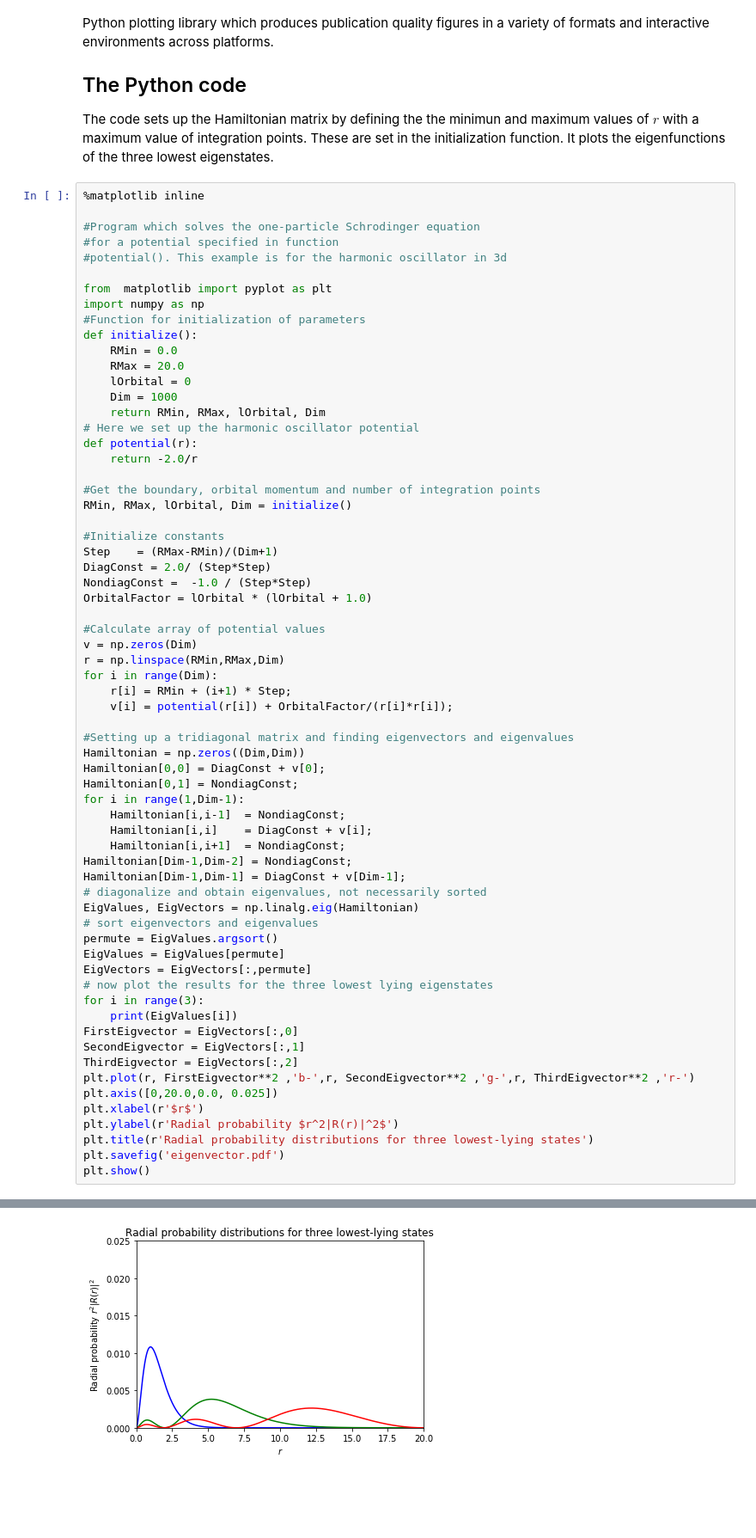
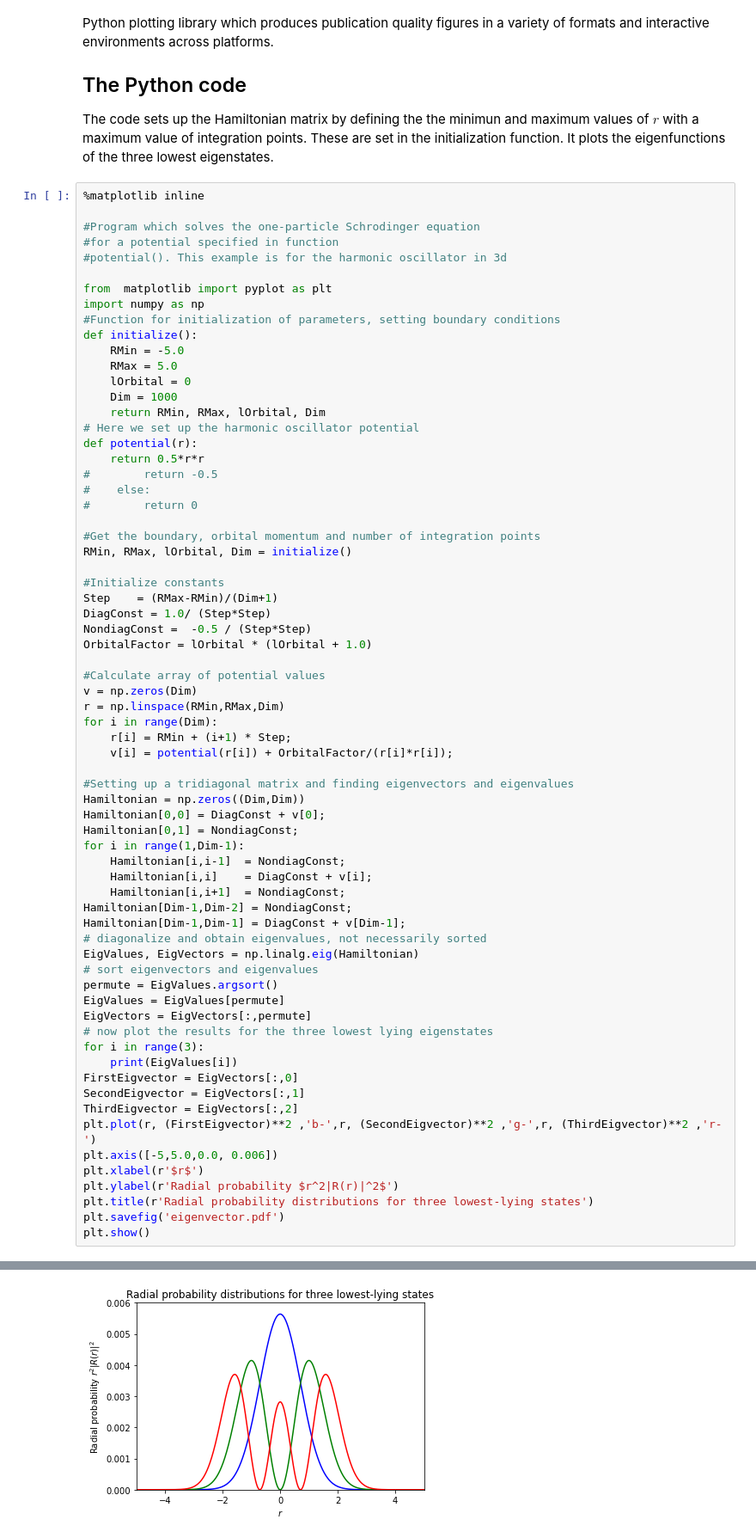
Before and after one commit to CompPhysics/ComputationalPhysics, a Jupyter notebook: doc/pub/projectwriting/ipynb/projectwriting.ipynb, the cells around one changed output, grey strips where cells are left out. Shown: that part at 86% size. Saved outputs shown, nothing was run; the diff lists cells and outputs as text; blank space fills up the shorter version.

```diff
--- a/doc/pub/projectwriting/ipynb/projectwriting.ipynb
+++ b/doc/pub/projectwriting/ipynb/projectwriting.ipynb
@@ -247,24 +247,27 @@ eigenfunctions of the three lowest eigenstates.
 
 from  matplotlib import pyplot as plt
 import numpy as np
-#Function for initialization of parameters
+#Function for initialization of parameters, setting boundary conditions
 def initialize():
-    RMin = 0.0
-    RMax = 20.0
+    RMin = -5.0
+    RMax = 5.0
     lOrbital = 0
     Dim = 1000
     return RMin, RMax, lOrbital, Dim
 # Here we set up the harmonic oscillator potential
 def potential(r):
-    return -2.0/r
+    return 0.5*r*r
+#        return -0.5
+#    else:
+#        return 0
 
 #Get the boundary, orbital momentum and number of integration points
 RMin, RMax, lOrbital, Dim = initialize()
 
 #Initialize constants
 Step    = (RMax-RMin)/(Dim+1)
-DiagConst = 2.0/ (Step*Step)
-NondiagConst =  -1.0 / (Step*Step)
+DiagConst = 1.0/ (Step*Step)
+NondiagConst =  -0.5 / (Step*Step)
 OrbitalFactor = lOrbital * (lOrbital + 1.0)
 
 #Calculate array of potential values
@@ -296,8 +299,8 @@ for i in range(3):
 FirstEigvector = EigVectors[:,0]
 SecondEigvector = EigVectors[:,1]
 ThirdEigvector = EigVectors[:,2]
-plt.plot(r, FirstEigvector**2 ,'b-',r, SecondEigvector**2 ,'g-',r, ThirdEigvector**2 ,'r-')
-plt.axis([0,20.0,0.0, 0.025])
+plt.plot(r, (FirstEigvector)**2 ,'b-',r, (SecondEigvector)**2 ,'g-',r, (ThirdEigvector)**2 ,'r-')
+plt.axis([-5,5.0,0.0, 0.006])
 plt.xlabel(r'$r$')
 plt.ylabel(r'Radial probability $r^2|R(r)|^2$')
 plt.title(r'Radial probability distributions for three lowest-lying states')
@@ -310,4 +313,4 @@ plt.show()
-[figure, old version]
+[figure, new version]
 # %% [markdown]
 ## Procrastination... the curse of all?
 <!-- dom:FIGURE: [fig-projectwriting/procrast.jpg, width=700 frac=0.9] -->
```
Also changed, not shown: parts of 1 cell of this notebook, 2 other files.
